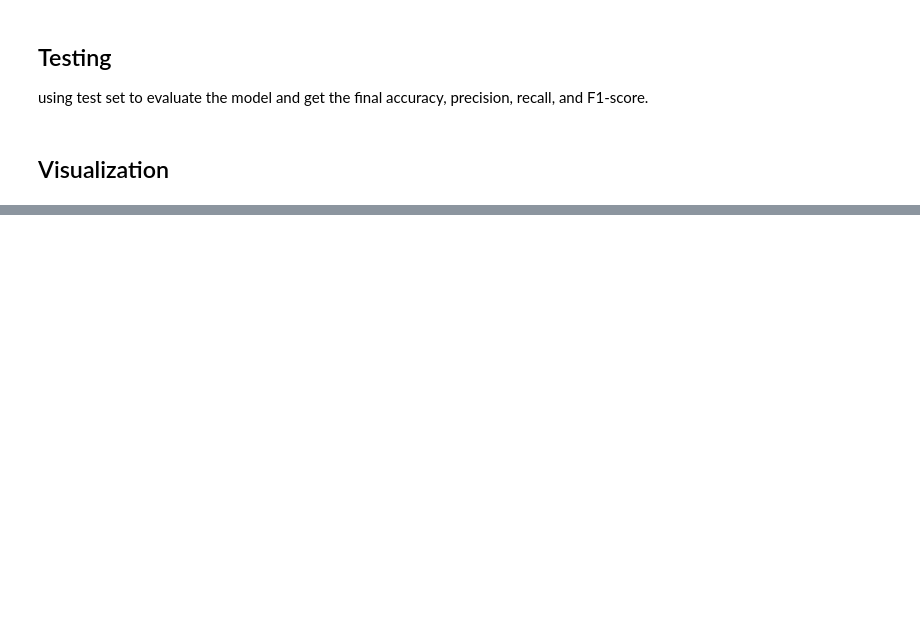
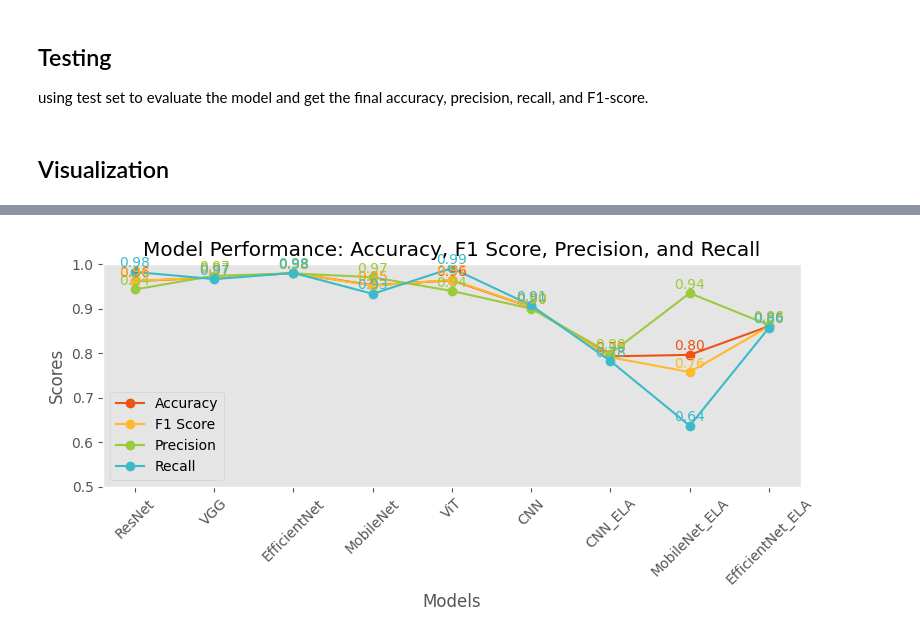
Before and after one commit to ashleylyh/COMP4471_AI_Image_Classification, a Jupyter notebook: model_compare.ipynb, the cells around one changed output, grey strips where cells are left out. Saved outputs shown, nothing was run; the diff lists cells and outputs as text; code cells hidden in the pictures; blank space fills up the shorter version.

```diff
--- a/model_compare.ipynb
+++ b/model_compare.ipynb
@@ -694,0 +849,22 @@ plot_confusion_matrix(y_true_resnet, y_pred_resnet, classes=['Fake', 'Real']) #
+# %%
+resnet_acc, resnet_precision, resnet_recall, resnet_f1 = calculate_metrics('./testing_result/ResNet_result.csv', 'ResNet')
+vgg_acc, vgg_precision, vgg_recall, vgg_f1 = calculate_metrics('./testing_result/VGG_result.csv', 'VGG')
+eff_acc, eff_precision, eff_recall, eff_f1 = calculate_metrics('./testing_result/EfficientNet_result.csv', 'EfficientNet')
+mobile_acc, mobile_precision, mobile_recall, mobile_f1 = calculate_metrics('./testing_result/MobileNet_result.csv', 'MobileNet')
+vit_acc, vit_precision, vit_recall, vit_f1 = calculate_metrics('./testing_result/ViT_result.csv', 'Vision Transformer')
+cnn_acc, cnn_precision, cnn_recall, cnn_f1 = calculate_metrics('./testing_result/CNN_result.csv', 'CNN')
+cnn_ela_acc, cnn_ela_precision, cnn_ela_recall, cnn_ela_f1 = calculate_metrics('./testing_result/CNN_ELA_result.csv', 'ELA+CNN')
+mobilenet_ela_acc, mobilenet_ela_precision, mobilenet_ela_recall, mobilenet_ela_f1 = calculate_metrics('./testing_result/MobileNet_ELA_result.csv', 'ELA+MobileNet')
+eff_ela_acc, eff_ela_precision, eff_ela_recall, eff_ela_f1 = calculate_metrics('./testing_result/EfficientNet_ELA_result.csv', 'ELA+EfficientNet')
+
+# Create a DataFrame
+metrics_df = pd.DataFrame({
+    'Model': ['ResNet', 'VGG', 'EfficientNet', 'MobileNet', 'ViT', 'CNN', 'CNN_ELA', 'MobileNet_ELA', 'EfficientNet_ELA'],
+    'Accuracy': [resnet_acc, vgg_acc, eff_acc, mobile_acc, vit_acc, cnn_acc, cnn_ela_acc, mobilenet_ela_acc, eff_ela_acc],
+    'Precision': [resnet_precision, vgg_precision, eff_precision, mobile_precision, vit_precision, cnn_precision, cnn_ela_precision, mobilenet_ela_precision, eff_ela_precision],
+    'Recall': [resnet_recall, vgg_recall, eff_recall, mobile_recall, vit_recall, cnn_recall, cnn_ela_recall, mobilenet_ela_recall, eff_ela_recall],
+    'F1 Score': [resnet_f1, vgg_f1, eff_f1, mobile_f1, vit_f1, cnn_f1, cnn_ela_f1, mobilenet_ela_f1, eff_ela_f1]
+})
+
+# Display the DataFrame
+print(metrics_df)
@@ -694,0 +882,5 @@ plot_confusion_matrix(y_true_resnet, y_pred_resnet, classes=['Fake', 'Real']) #
+# %%
+# Call the function to plot metrics
+plot_model_metrics(metrics_df)
+# %% [output]
+[figure, added]
```
Also changed, not shown: parts of 82 cells of this notebook, 7 other files.
